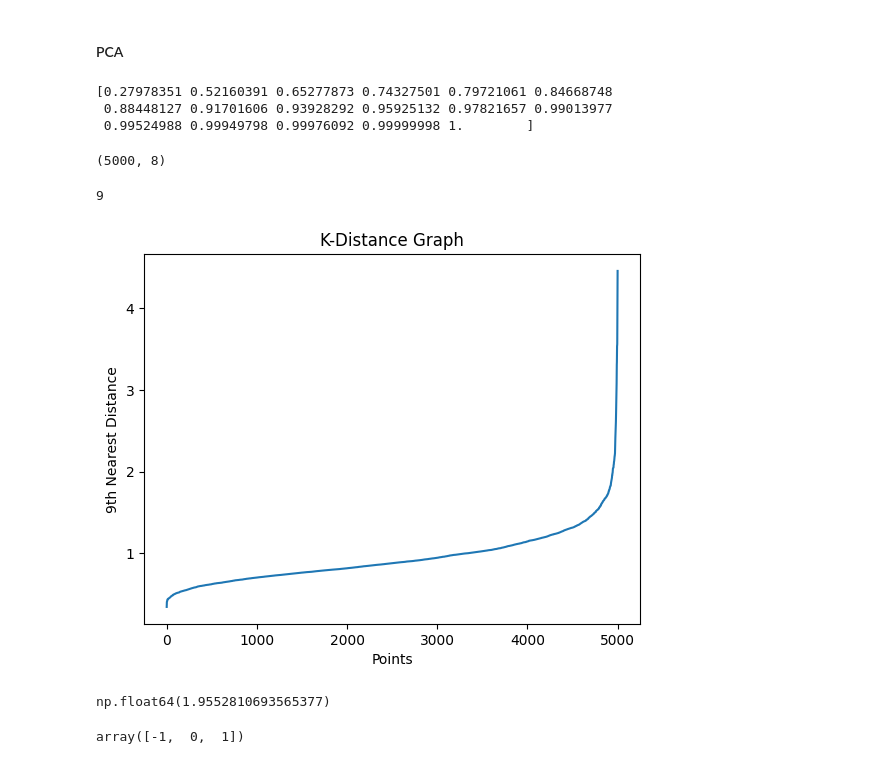
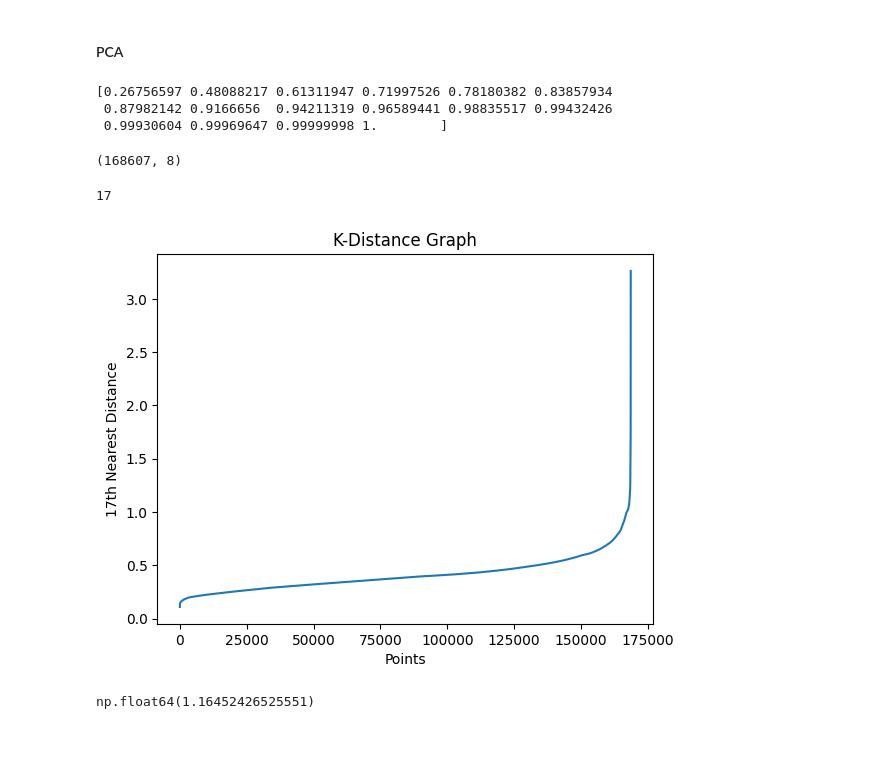
Before and after one commit to AM-Nateghi/ML-Laboratory, a Jupyter notebook: 1.Sales Prediction/train.ipynb, the cells around one changed output. Drawn from its saved outputs; the diff is of its cells as text; code cells hidden in the pictures.

```diff
--- a/1.Sales Prediction/train.ipynb
+++ b/1.Sales Prediction/train.ipynb
@@ -351,14 +359,19 @@ for col, le in label_encodes.items():
 {'a': np.int64(0), 'b': np.int64(1), 'c': np.int64(2), 'd': np.int64(3)}
 {'a': np.int64(0), 'b': np.int64(1), 'c': np.int64(2)}
 {'0': np.int64(0), 'a': np.int64(1), 'b': np.int64(2), 'c': np.int64(3)}
+# %%
+x = clean_data.drop('Sales', axis=1)
+y = clean_data['Sales']
 # %%
-clean_data_filled = clean_data.sample(n=5000, random_state=42)
-_cols = clean_data_filled.select_dtypes(include="category").columns
-for col in _cols:
-    clean_data_filled[col] = clean_data_filled[col].astype("Float32")
-clean_data_filled = clean_data_filled.fillna(-1)
+def MakeNaNFill(data):
+    _cols = data.select_dtypes(include="category").columns
+    for col in _cols:
+        data[col] = data[col].astype("Float32")
+    data = data.fillna(-1)
+    return data
 
-clean_data_filled = RobustScaler().fit_transform(clean_data_filled)
+clean_x_filled = MakeNaNFill(x.copy())
+clean_x_filled = RobustScaler().fit_transform(clean_x_filled)
 # Normalization: using standardscaler can be a problem if the data contains outliers
 # %% [markdown]
 we need to feature engineer our dataset to improve model performance. This includes creating new features, transforming existing ones, and selecting the most relevant features for our model.
@@ -369,40 +382,43 @@ why? because my DBSCAN model can kill my system when i have many features! (^_*)
 # %%
 from sklearn.decomposition import PCA
 
+_cxf_sample = clean_x_filled[
+    np.random.choice(clean_x_filled.shape[0], size=25000, replace=False)
+]
 pca = PCA()
-pca.fit(clean_data_filled)
+pca.fit(clean_x_filled)
 print(pca.explained_variance_ratio_.cumsum())
-
-_top_components = pca.components_[:8]
-# اعمال کاهش ابعاد با ضرب ماتریسی
-_reduced_data = np.dot(clean_data_filled - pca.mean_, _top_components.T)
 # %% [output]
-[0.27978351 0.52160391 0.65277873 0.74327501 0.79721061 0.84668748
- 0.88448127 0.91701606 0.93928292 0.95925132 0.97821657 0.99013977
- 0.99524988 0.99949798 0.99976092 0.99999998 1.        ]
+[0.26756597 0.48088217 0.61311947 0.71997526 0.78180382 0.83857934
+ 0.87982142 0.9166656  0.94211319 0.96589441 0.98835517 0.99432426
+ 0.99930604 0.99969647 0.99999998 1.        ]
 # %%
-_reduced_data.shape
+_top_components = pca.components_[:8]
+# اعمال کاهش ابعاد با ضرب ماتریسی
+_reduced_x = np.dot(clean_x_filled - pca.mean_, _top_components.T)
+
+_reduced_x.shape
 # %% [output]
-(5000, 8)
+(168607, 8)
 # %%
 from sklearn.neighbors import NearestNeighbors
 
-count_samples = _reduced_data.shape[1] + 1
+count_samples = x.shape[1] + 1
 print(count_samples)
 
-neighbors_fit = NearestNeighbors(n_neighbors=count_samples).fit(_reduced_data)
-distances, indices = neighbors_fit.kneighbors(_reduced_data)
+neighbors_fit = NearestNeighbors(n_neighbors=count_samples).fit(_reduced_x)
+distances, indices = neighbors_fit.kneighbors(_reduced_x)
 
 # مرتب‌سازی فاصله‌ها
 distances = np.sort(distances[:, count_samples - 1])
 plt.plot(distances)
 plt.xlabel("Points")
 plt.ylabel(f"{count_samples}th Nearest Distance")
 plt.title("K-Distance Graph")
 plt.show()
 # %% [output]
-9
+17
-[figure, old version]
+[figure, new version]
 # %%
 from kneed import KneeLocator
 eps_value_index = KneeLocator(
@@ -414,9 +430,9 @@ eps_value_index = KneeLocator(
 
 distances[eps_value_index]
 # %% [output]
-np.float64(1.9552810693565377)
+np.float64(1.16452426525551)
 # %%
-dbscan = DBSCAN(eps=distances[eps_value_index], min_samples=3).fit(_reduced_data)
-np.unique(dbscan.labels_)
+dbscan = DBSCAN(eps=distances[eps_value_index], min_samples=3)
+dbscan_labels = dbscan.fit_predict(_reduced_x)
+# scatter plot
+_rd_plot = PCA(n_components=2).fit_transform(_reduced_x)
-# %% [output]
-array([-1,  0,  1])
```
Also changed, not shown: parts of 12 cells of this notebook.
